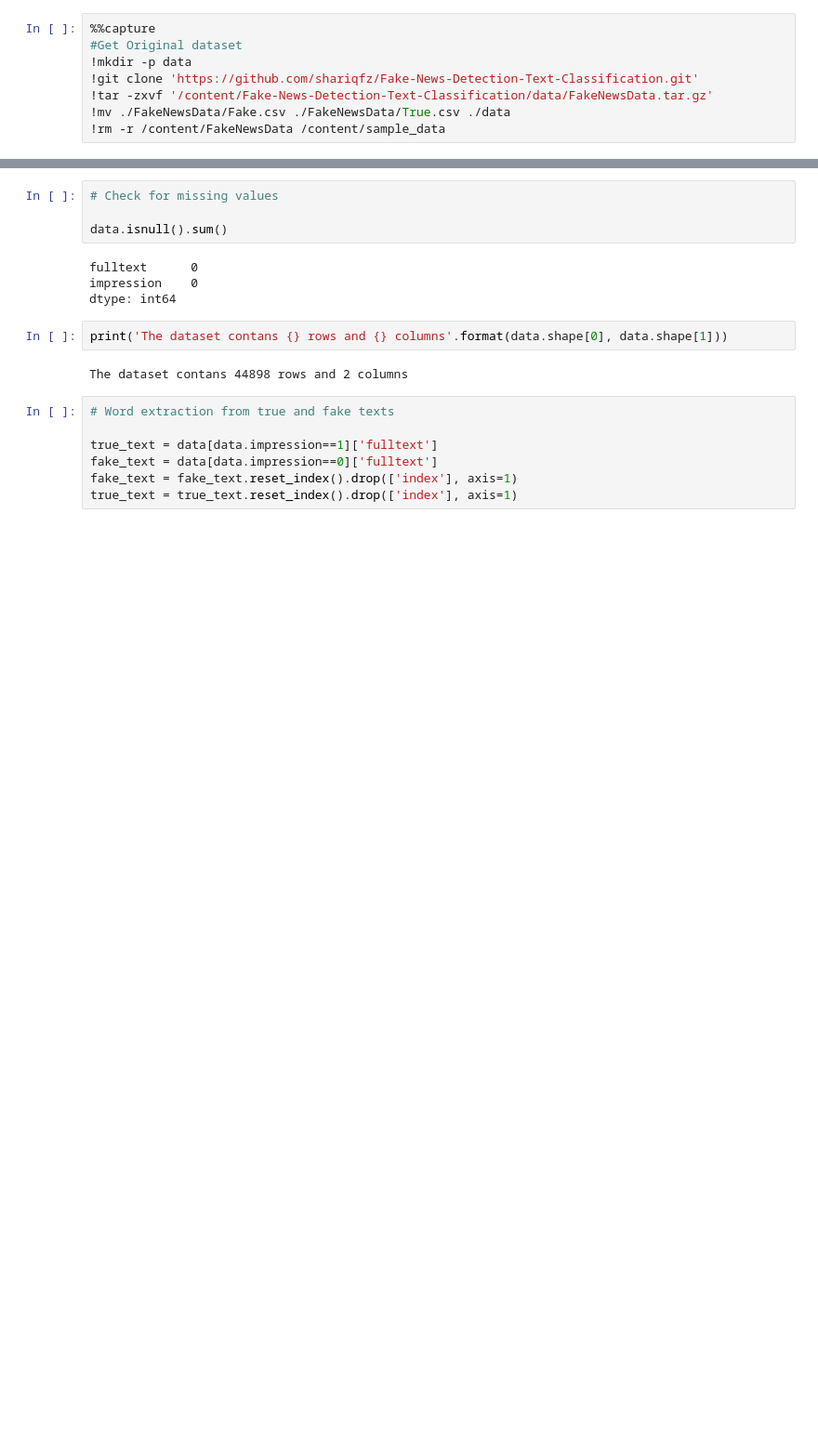
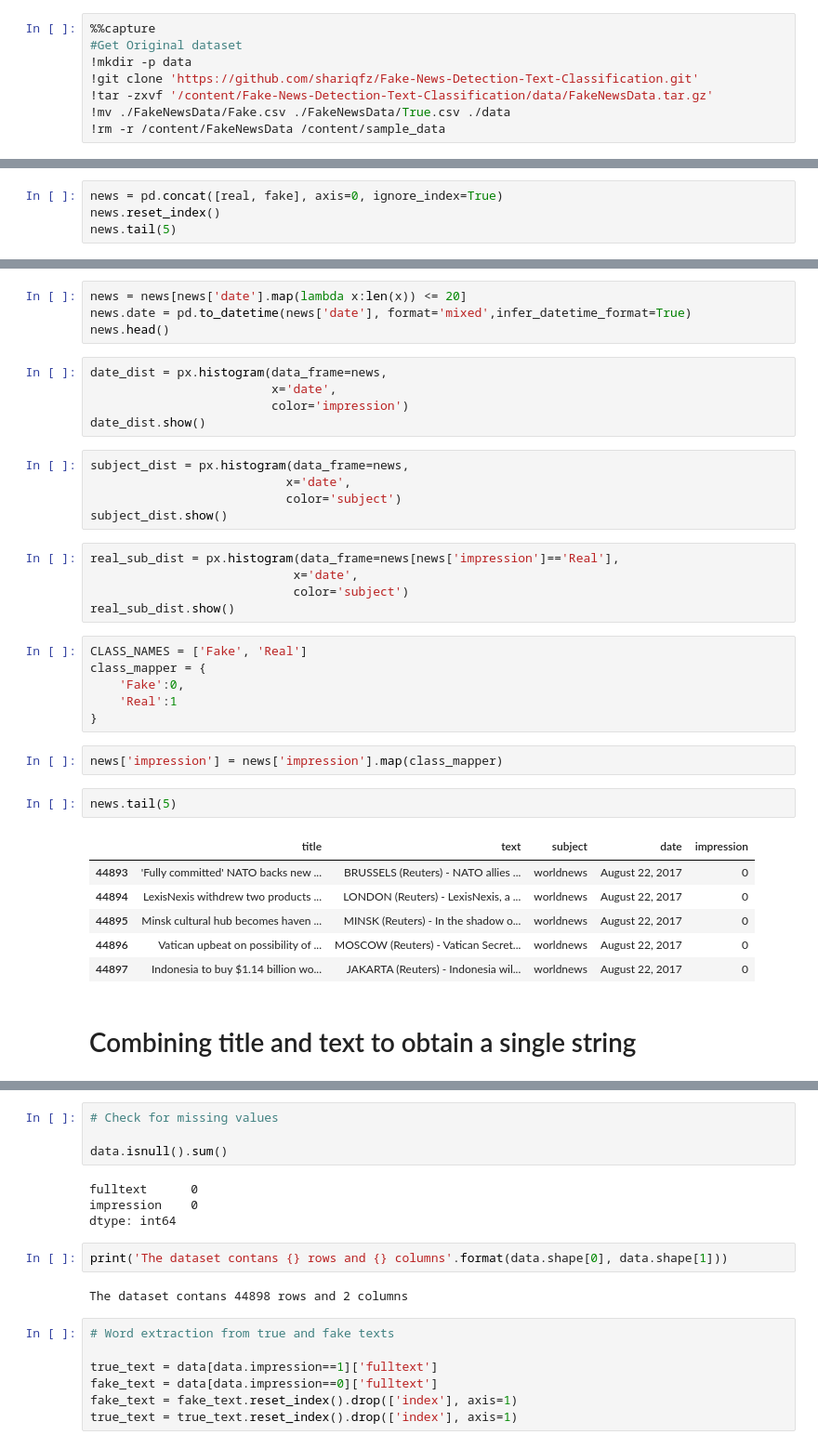
Before and after one commit to aratrikchandra/Fake-News-Detection-Text-Classification, a Jupyter notebook: RandomForestClassifier/RandomForestClassifier.ipynb, the cells around one changed output, grey strips where cells are left out. Shown at 93% size. Cells and saved outputs as stored; diff of their text form; blank space fills up the shorter version.

Commit message:
More Data Analysis

```diff
--- a/RandomForestClassifier/RandomForestClassifier.ipynb
+++ b/RandomForestClassifier/RandomForestClassifier.ipynb
@@ -82,0 +75,4 @@ data_raw.sample(10)
+# %%
+news = pd.concat([real, fake], axis=0, ignore_index=True)
+news.reset_index()
+news.tail(5)
@@ -83,2 +107,40 @@ data_raw.sample(10)
+# %%
+news = news[news['date'].map(lambda x:len(x)) <= 20]
+news.date = pd.to_datetime(news['date'], format='mixed',infer_datetime_format=True)
+news.head()
+# %%
+date_dist = px.histogram(data_frame=news,
+                         x='date',
+                         color='impression')
+date_dist.show()
+# %%
+subject_dist = px.histogram(data_frame=news,
+                           x='date',
+                           color='subject')
+subject_dist.show()
+# %%
+real_sub_dist = px.histogram(data_frame=news[news['impression']=='Real'],
+                            x='date',
+                            color='subject')
+real_sub_dist.show()
+# %%
+CLASS_NAMES = ['Fake', 'Real']
+class_mapper = {
+    'Fake':0,
+    'Real':1
+}
+# %%
+news['impression'] = news['impression'].map(class_mapper)
+# %%
+news.tail(5)
+# %% [output]
+|  | title | text | subject | date | impression |
+| 44893 | 'Fully committed' NATO backs new ... | BRUSSELS (Reuters) - NATO allies ... | worldnews | August 22, 2017 | 0 |
+| 44894 | LexisNexis withdrew two products ... | LONDON (Reuters) - LexisNexis, a ... | worldnews | August 22, 2017 | 0 |
+| 44895 | Minsk cultural hub becomes haven ... | MINSK (Reuters) - In the shadow o... | worldnews | August 22, 2017 | 0 |
+| 44896 | Vatican upbeat on possibility of ... | MOSCOW (Reuters) - Vatican Secret... | worldnews | August 22, 2017 | 0 |
+| 44897 | Indonesia to buy $1.14 billion wo... | JAKARTA (Reuters) - Indonesia wil... | worldnews | August 22, 2017 | 0 |
+# %% [markdown]
+# Combining title and text to obtain a single string
 # %%
 # Combining title and text to obtain a single string
```
Also changed, not shown: parts of 35 cells of this notebook.
